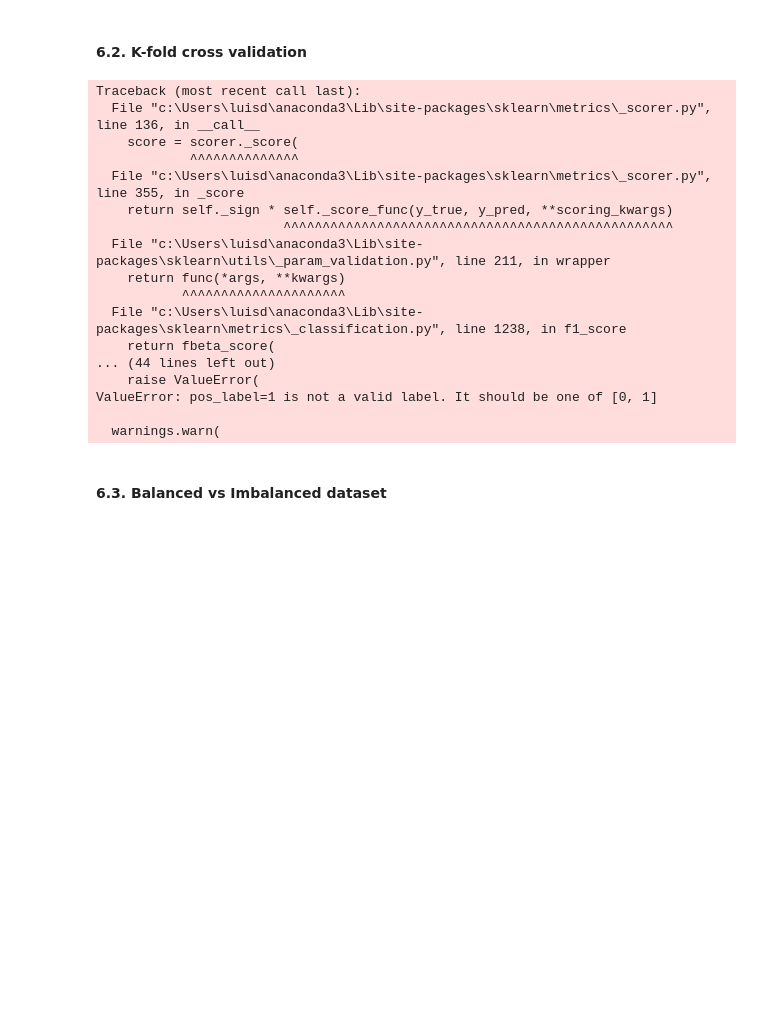
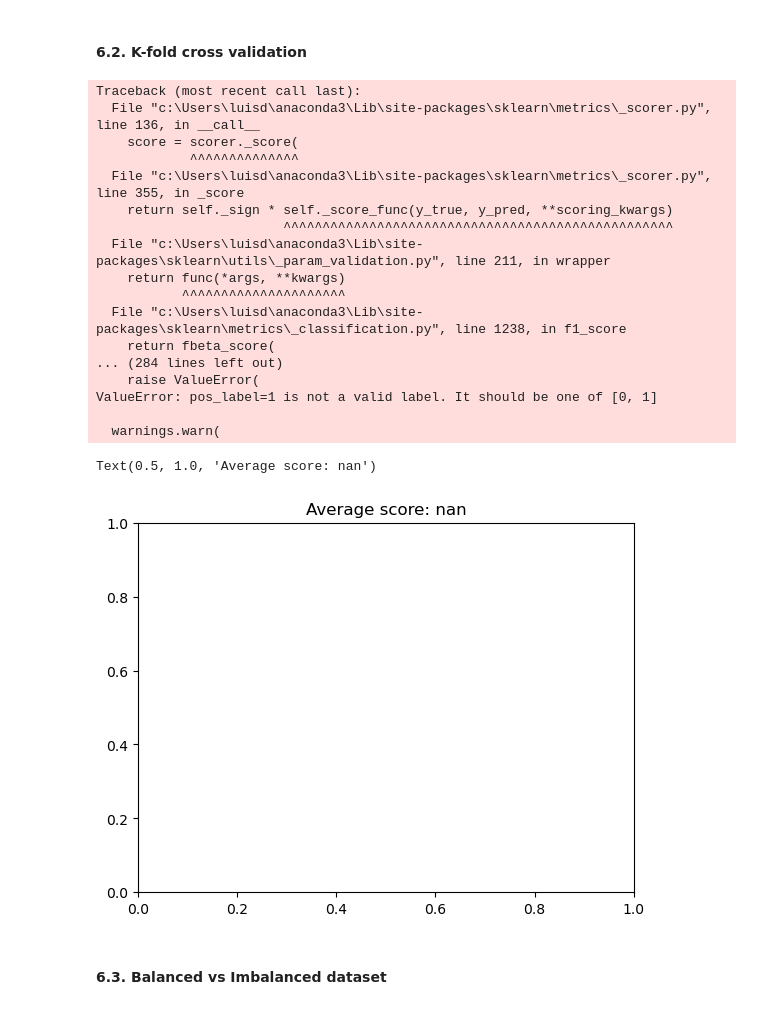
Before and after one commit to LuisDu902/MLChurnPrediction, a Jupyter notebook: project/src/project.ipynb, the cells around one changed output. Drawn from its saved outputs; the diff is of its cells as text; code cells hidden in the pictures; blank space fills up the shorter version.

```diff
--- a/project/src/project.ipynb
+++ b/project/src/project.ipynb
@@ -523,41 +523,36 @@ To conduct tests with different training set sizes, we defined values between 60
 # %% [markdown]
 #### 6.2. K-fold cross validation
 # %%
-# 10-fold cross validation
 f1_scorer = make_scorer(f1_score, pos_label='1')
 clf = KNeighborsClassifier()
 
 cv = StratifiedKFold(n_splits=10, shuffle=True, random_state=1)
 
 cv_scores = cross_val_score(clf, X, y, cv=cv, scoring=f1_scorer)
 
 mean_f1_score = np.mean(cv_scores)
 
-plt.figure(figsize=(10, 6))
-plt.plot(np.arange(1, 11), cv_scores, marker='o', linestyle='-')
-plt.xlabel('Fold')
-plt.ylabel('F1-score')
-plt.title('F1-score for each fold')
-plt.grid(True)
-plt.show()
+plt.title('Average score: {}'.format(np.mean(cv_scores)))
 # %% [output]
 Traceback (most recent call last):
   File "c:\Users\luisd\anaconda3\Lib\site-packages\sklearn\metrics\_scorer.py", line 136, in __call__
     score = scorer._score(
             ^^^^^^^^^^^^^^
   File "c:\Users\luisd\anaconda3\Lib\site-packages\sklearn\metrics\_scorer.py", line 355, in _score
     return self._sign * self._score_func(y_true, y_pred, **scoring_kwargs)
                         ^^^^^^^^^^^^^^^^^^^^^^^^^^^^^^^^^^^^^^^^^^^^^^^^^^
   File "c:\Users\luisd\anaconda3\Lib\site-packages\sklearn\utils\_param_validation.py", line 211, in wrapper
     return func(*args, **kwargs)
            ^^^^^^^^^^^^^^^^^^^^^
   File "c:\Users\luisd\anaconda3\Lib\site-packages\sklearn\metrics\_classification.py", line 1238, in f1_score
     return fbeta_score(
-... (44 lines left out)
+... (284 lines left out)
     raise ValueError(
 ValueError: pos_label=1 is not a valid label. It should be one of [0, 1]
 
   warnings.warn(
+Text(0.5, 1.0, 'Average score: nan')
+[figure, added]
 # %% [markdown]
 #### 6.3. Balanced vs Imbalanced dataset
 # %% [markdown]
```
Also changed, not shown: parts of 2 cells of this notebook.
